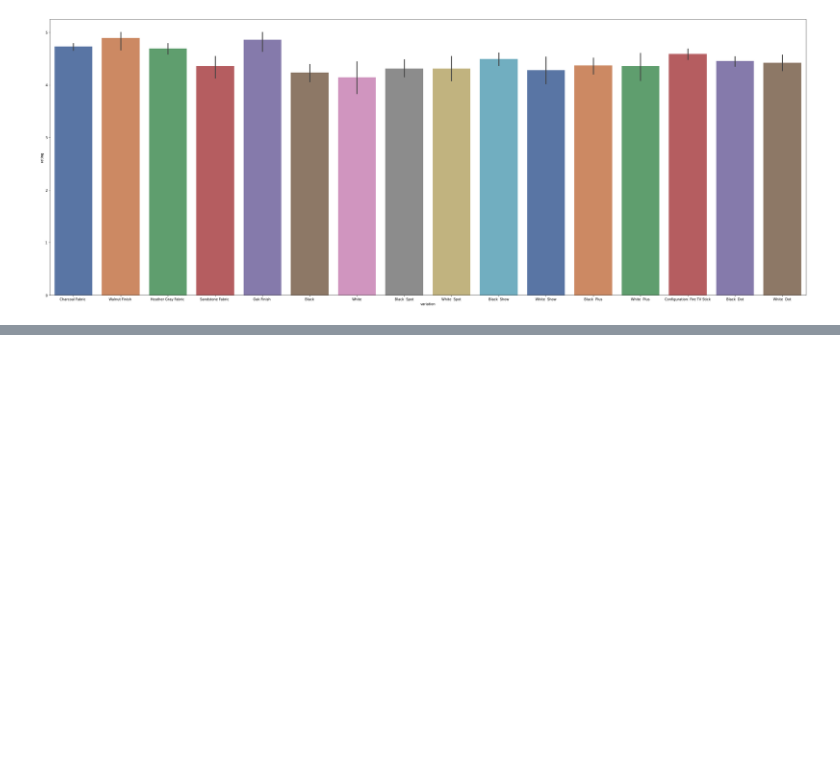
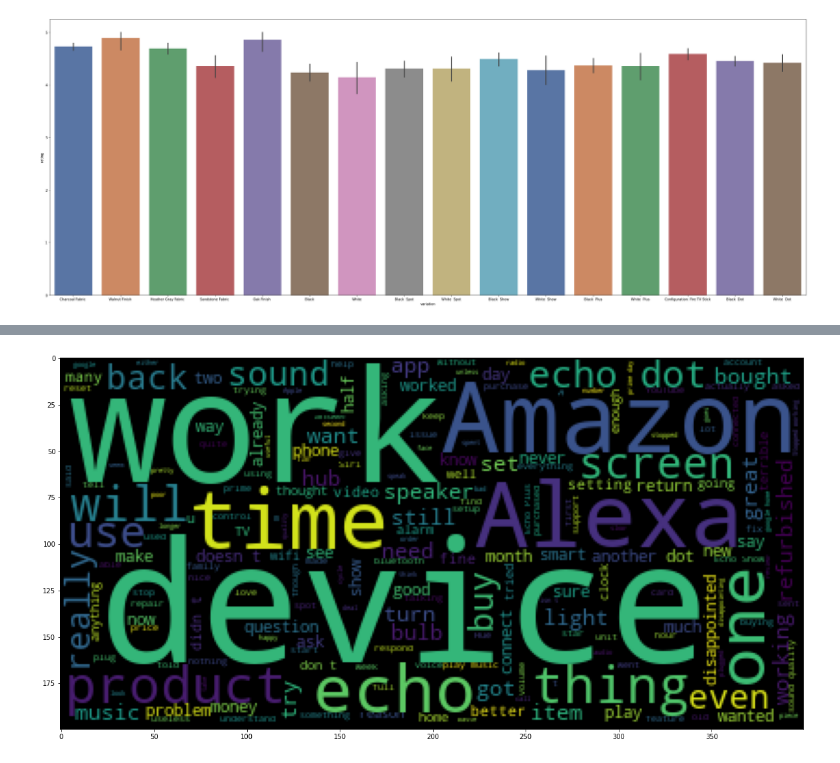
Before and after one commit to Laceles/Natural-Language-Processing, a Jupyter notebook: Public_Relation_Depatament_Case/Public_Relation_Depatament_Case.ipynb, the cells around one changed output, grey strips where cells are left out. Drawn from its saved outputs; the diff is of its cells as text; code cells hidden in the pictures; blank space fills up the shorter version.

```diff
--- a/Public_Relation_Depatament_Case/Public_Relation_Depatament_Case.ipynb
+++ b/Public_Relation_Depatament_Case/Public_Relation_Depatament_Case.ipynb
@@ -184,0 +207,3 @@ sns.barplot(x = 'variation', y = 'rating', data = df, palette = 'deep');
+# %%
+negative_list = negative['verified_reviews'].tolist()
+negative_sentences_as_one_string = ' '.join(negative_list)
@@ -184,0 +214,5 @@ sns.barplot(x = 'variation', y = 'rating', data = df, palette = 'deep');
+# %%
+plt.figure(figsize=(20,20))
+plt.imshow(WordCloud().generate(negative_sentences_as_one_string));
+# %% [output]
+[figure, added]
```
Also changed, not shown: parts of 38 cells of this notebook.
